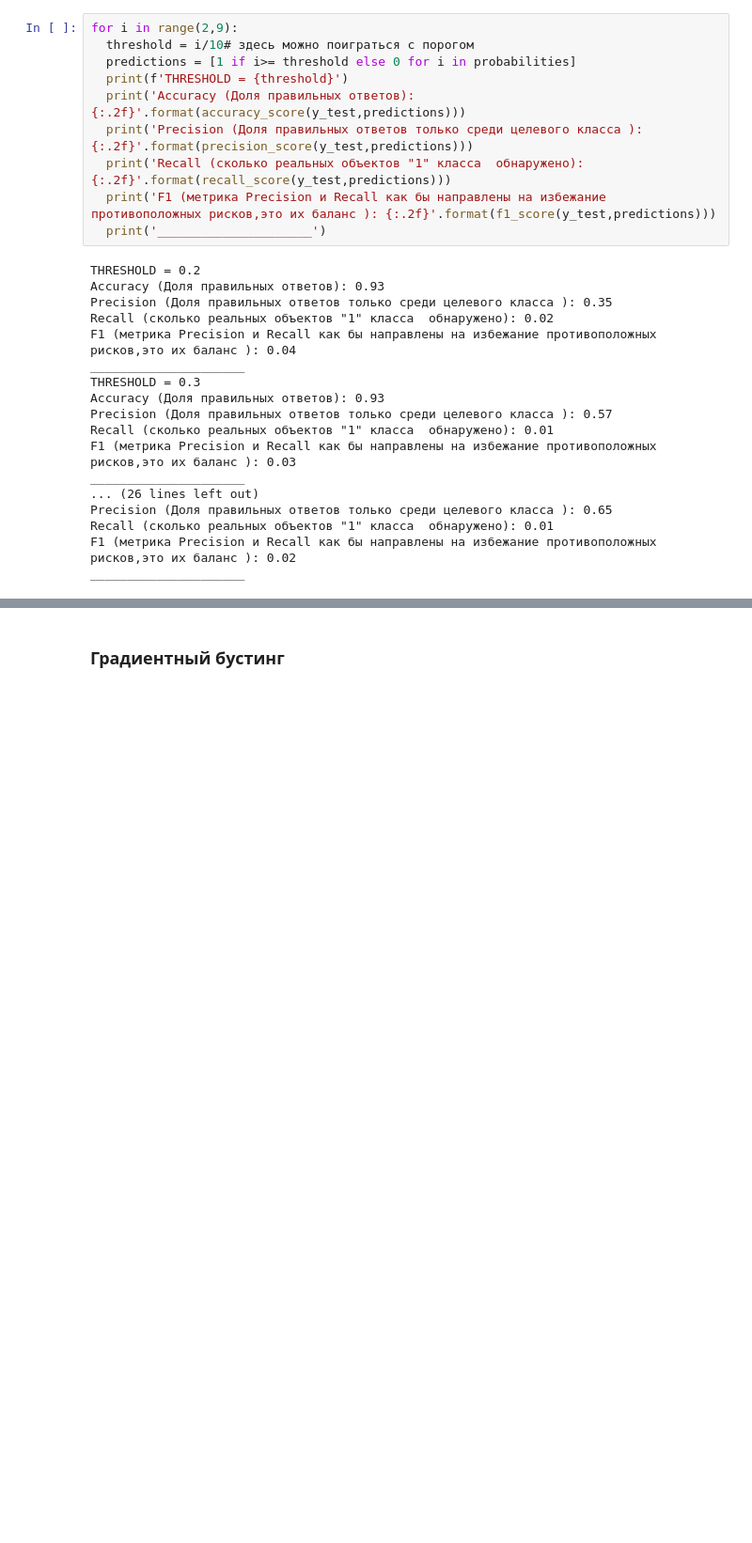
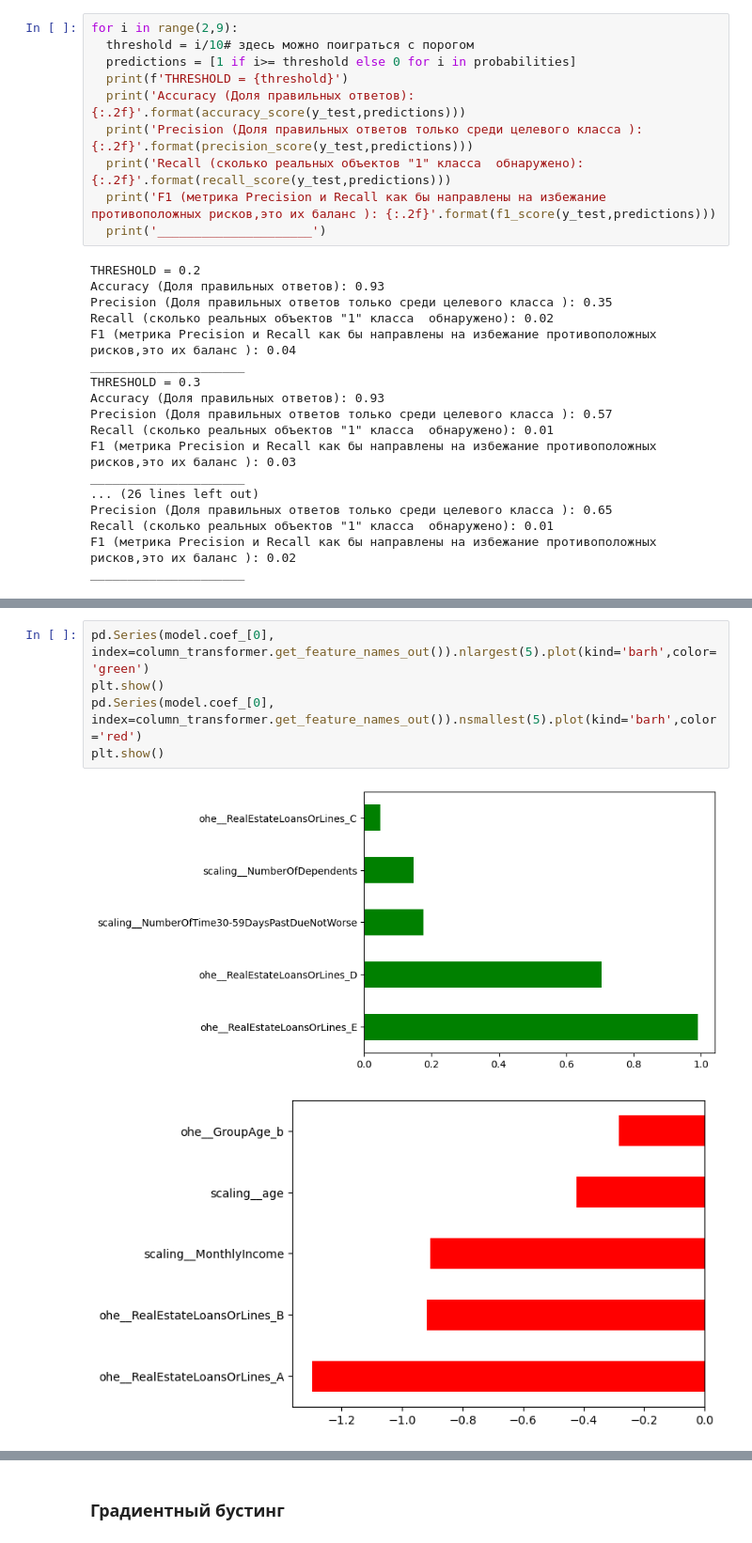
Before and after one commit to MogY23/HSE_project_credit_score_23, a Jupyter notebook: DS_for_nonDS.ipynb, the cells around one changed output, grey strips where cells are left out. Shown at 94% size. Saved outputs shown, nothing was run; the diff lists cells and outputs as text; blank space fills up the shorter version.

```diff
--- a/DS_for_nonDS.ipynb
+++ b/DS_for_nonDS.ipynb
@@ -622,0 +671,8 @@ _____________________
+# %%
+pd.Series(model.coef_[0], index=column_transformer.get_feature_names_out()).nlargest(5).plot(kind='barh',color='green')
+plt.show()
+pd.Series(model.coef_[0], index=column_transformer.get_feature_names_out()).nsmallest(5).plot(kind='barh',color='red')
+plt.show()
+# %% [output]
+[figure, added]
+[figure, added]
```
Also changed, not shown: parts of 23 cells of this notebook.
